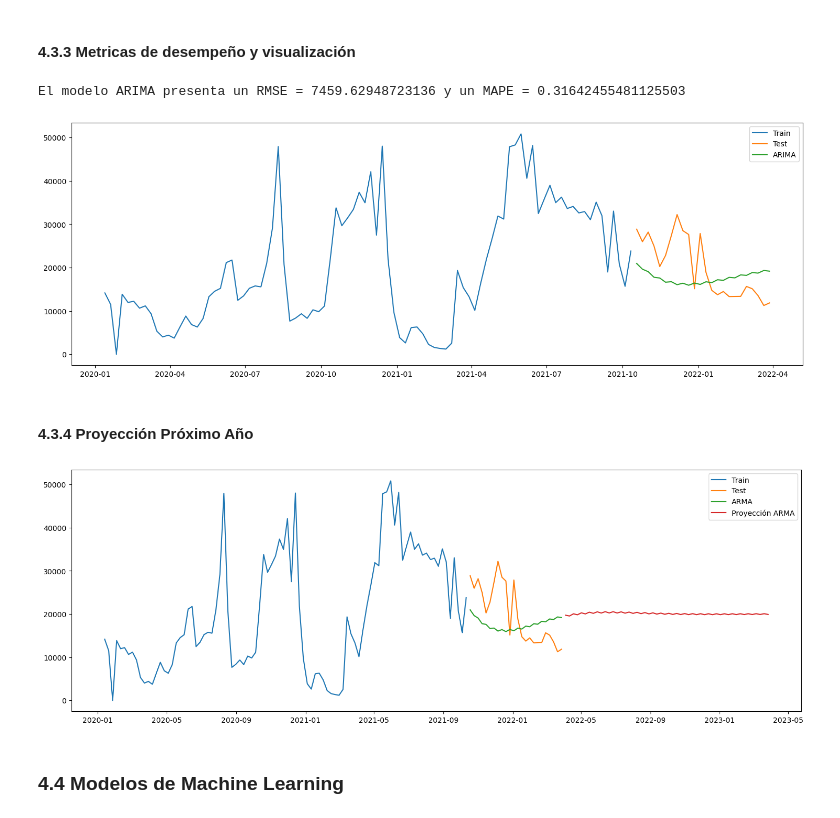
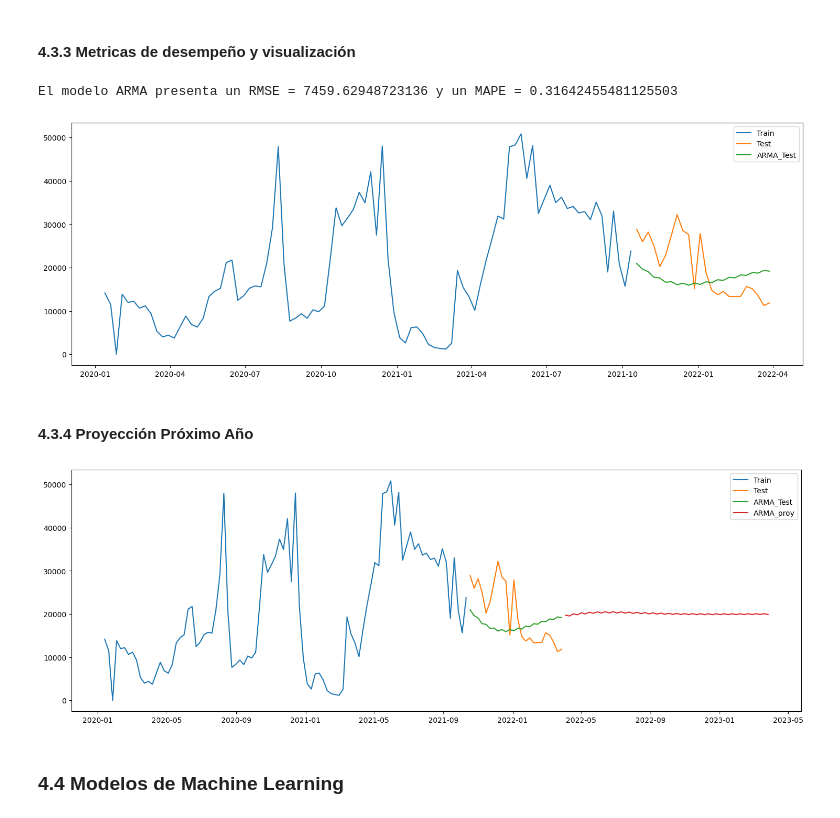
Before and after one commit to DiegoHidalgoS/Sodimac-Challenge, a Jupyter notebook: notebooks/main.ipynb, the cells around one changed output. Cells and saved outputs as stored; diff of their text form; code cells hidden in the pictures.

```diff
--- a/notebooks/main.ipynb
+++ b/notebooks/main.ipynb
@@ -247,7 +248,10 @@ df['y_lag_2'] = df.y.shift(2)
 df['y_lag_3'] = df.y.shift(3)
 df['y_lag_4'] = df.y.shift(4)
 
-df['rolling_mean'] = df.y.rolling(window=4).mean()
+df['rolling_mean_1'] = df.y_lag_1.rolling(window=4).mean()
+df['rolling_mean_2'] = df.y_lag_2.rolling(window=4).mean()
+df['rolling_mean_3'] = df.y_lag_3.rolling(window=4).mean()
+df['rolling_mean_4'] = df.y_lag_4.rolling(window=4).mean()
 # %% [markdown]
 ### 4.2 Split Data
 # %% [markdown]
@@ -279,28 +283,28 @@ model_fit = model.fit()
 # %% [markdown]
 #### 4.3.2 Predicción
 # %%
-y_pred_arima = model_fit.predict(start=y_test.index[0], end=y_test.index[-1])
+y_pred_arma = model_fit.predict(start=y_test.index[0], end=y_test.index[-1])
 # %% [markdown]
 #### 4.3.3 Metricas de desempeño y visualización
 # %%
 # Calcular RMSE
-rmse = np.sqrt(mean_squared_error(test_data.y, y_pred_arima))
+rmse_arma = np.sqrt(mean_squared_error(test_data.y, y_pred_arma))
 
 # Calcular el MAPE
-mape = mean_absolute_percentage_error(test_data.y, y_pred_arima)
+mape_arma = mean_absolute_percentage_error(test_data.y, y_pred_arma)
 
-print('El modelo ARIMA presenta un RMSE = {} y un MAPE = {}'.format(rmse,mape))
+print('El modelo ARMA presenta un RMSE = {} y un MAPE = {}'.format(rmse_arma,mape_arma))
 # %% [output]
-El modelo ARIMA presenta un RMSE = 7459.62948723136 y un MAPE = 0.31642455481125503
+El modelo ARMA presenta un RMSE = 7459.62948723136 y un MAPE = 0.31642455481125503
 # %%
 plt.figure(figsize=(18,6))
 plt.plot(train_data.index,train_data.y,label = 'Train')
 plt.plot(test_data.index,test_data.y,label = 'Test')
-plt.plot(test_data.index, y_pred_arima, label = 'ARIMA')
+plt.plot(test_data.index, y_pred_arma, label = 'ARMA_Test')
 plt.legend()
 plt.show()
 # %% [output]
-[figure, old version]
+[figure, new version]
 # %% [markdown]
 #### 4.3.4 Proyección Próximo Año
 # %%
@@ -315,18 +319,17 @@ one_day = timedelta(days=1)
 new_dates = date_range.map(lambda x: x + one_day)
 
 # Predicción modelo entrenado para el proximo año
-y_pred_arima_new = model_fit.predict(start=new_dates[0], end=new_dates[-1])
+y_pred_arma_new = model_fit.predict(start=new_dates[0], end=new_dates[-1])
 # %%
 plt.figure(figsize=(18,6))
 plt.plot(train_data.index,train_data.y,label = 'Train')
 plt.plot(test_data.index,test_data.y,label = 'Test')
-plt.plot(test_data.index, y_pred_arima, label = 'ARMA')
-plt.plot(new_dates, y_pred_arima_new, label = 'Proyección ARMA')
+plt.plot(test_data.index, y_pred_arma, label = 'ARMA_Test')
+plt.plot(new_dates, y_pred_arma_new, label = 'ARMA_proy')
 plt.legend()
 plt.show()
-plt.show()
 # %% [output]
-[figure, old version]
+[figure, new version]
 # %% [markdown]
 ### 4.4 Modelos de Machine Learning
 # %% [markdown]
```
Also changed, not shown: parts of 26 cells of this notebook, 5 other files.
